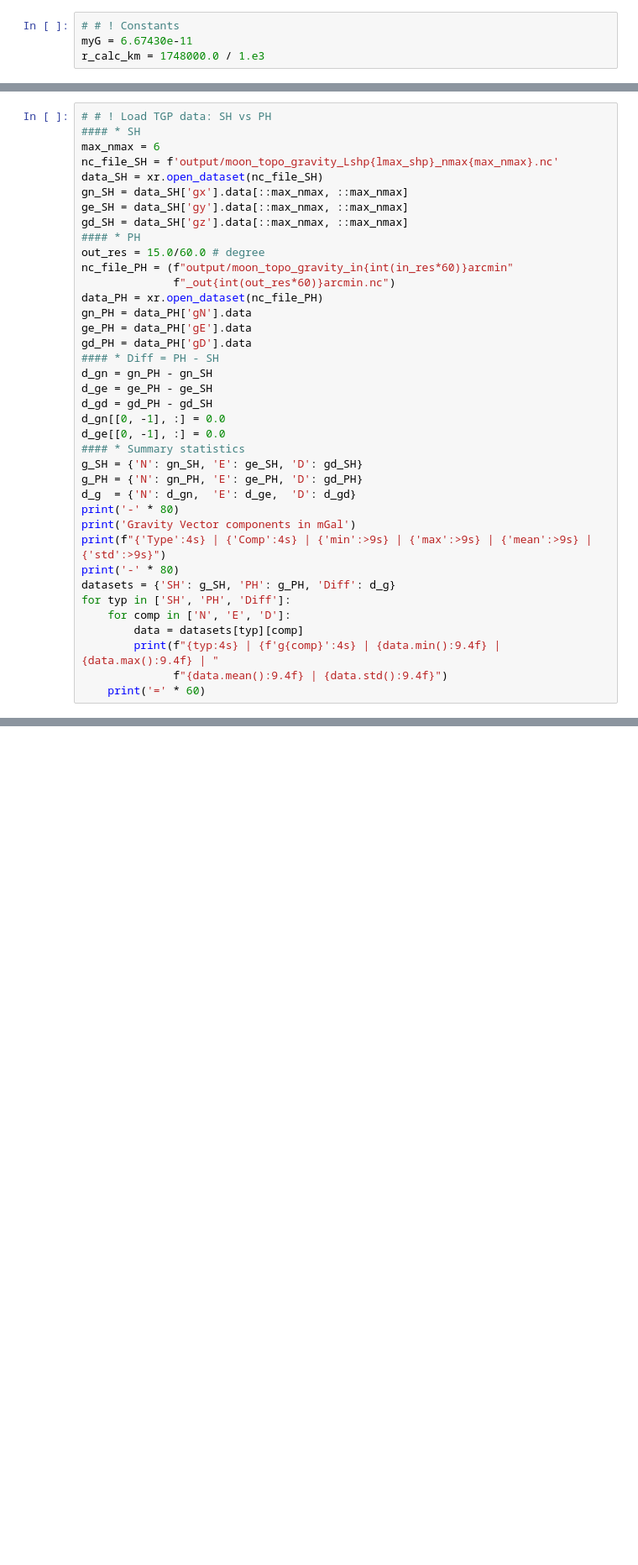
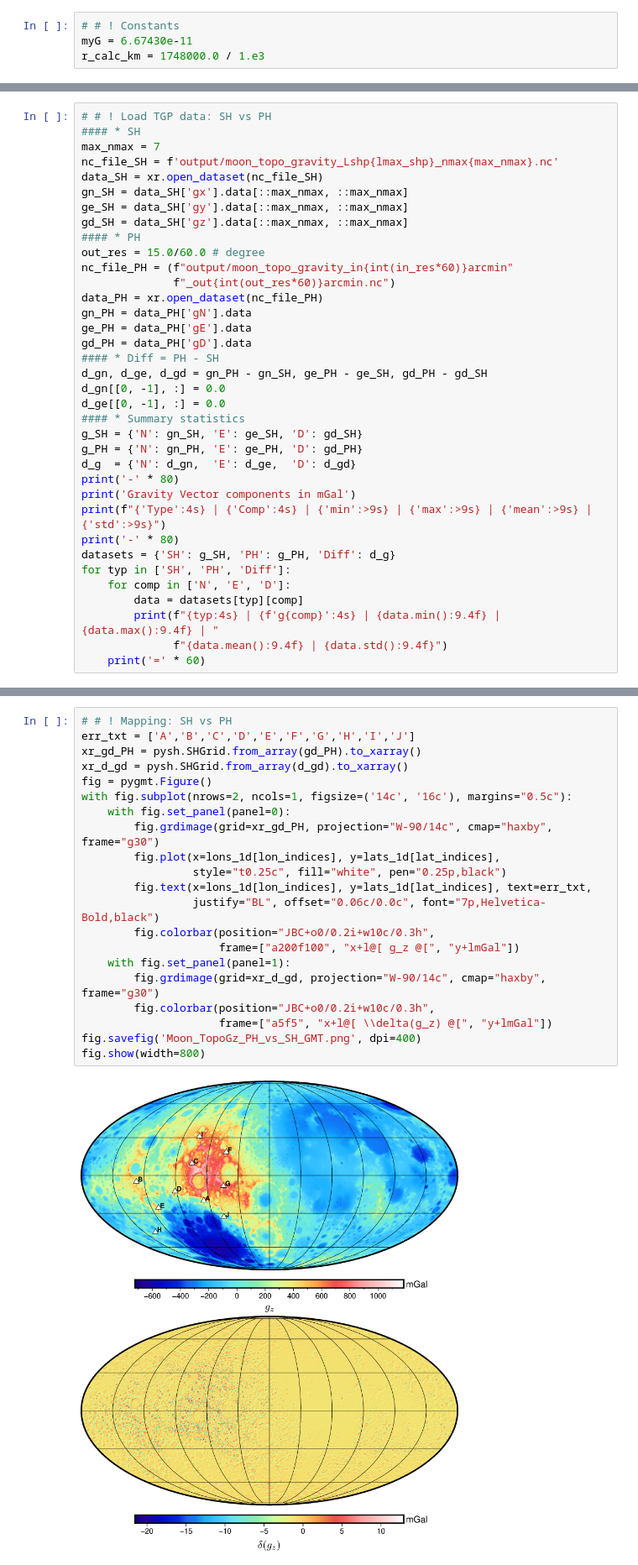
Before and after one commit to LeyuanWu/VecWerSch, a Jupyter notebook: ex_Moon_TopoGrav_PH_vs_SH.ipynb, the cells around one changed output, grey strips where cells are left out. Shown at 84% size. Cells and saved outputs as stored; diff of their text form; blank space fills up the shorter version.

```diff
--- a/ex_Moon_TopoGrav_PH_vs_SH.ipynb
+++ b/ex_Moon_TopoGrav_PH_vs_SH.ipynb
@@ -40,7 +42,7 @@ grd_topo_moon = grd_shp_moon/ 1.e3 - r_itfc_km
 # %%
 # # ! Load TGP data: SH vs PH
 #### * SH
-max_nmax = 6
+max_nmax = 7
 nc_file_SH = f'output/moon_topo_gravity_Lshp{lmax_shp}_nmax{max_nmax}.nc'
 data_SH = xr.open_dataset(nc_file_SH)
 gn_SH = data_SH['gx'].data[::max_nmax, ::max_nmax]
@@ -55,9 +57,7 @@ gn_PH = data_PH['gN'].data
 ge_PH = data_PH['gE'].data
 gd_PH = data_PH['gD'].data
 #### * Diff = PH - SH
-d_gn = gn_PH - gn_SH
-d_ge = ge_PH - ge_SH
-d_gd = gd_PH - gd_SH
+d_gn, d_ge, d_gd = gn_PH - gn_SH, ge_PH - ge_SH, gd_PH - gd_SH
 d_gn[[0, -1], :] = 0.0
 d_ge[[0, -1], :] = 0.0
 #### * Summary statistics
@@ -177,4 +157,27 @@ Rank |  Lat (°) |  Lon (°) |  Topo (m) |      gD_SH |      gD_PH |     Error |
 ========================================================================================================
+# %%
+# # ! Mapping: SH vs PH
+err_txt = ['A','B','C','D','E','F','G','H','I','J']
+xr_gd_PH = pysh.SHGrid.from_array(gd_PH).to_xarray()
+xr_d_gd = pysh.SHGrid.from_array(d_gd).to_xarray()
+fig = pygmt.Figure()
+with fig.subplot(nrows=2, ncols=1, figsize=('14c', '16c'), margins="0.5c"):
+    with fig.set_panel(panel=0):
+        fig.grdimage(grid=xr_gd_PH, projection="W-90/14c", cmap="haxby", frame="g30")
+        fig.plot(x=lons_1d[lon_indices], y=lats_1d[lat_indices],
+                 style="t0.25c", fill="white", pen="0.25p,black")
+        fig.text(x=lons_1d[lon_indices], y=lats_1d[lat_indices], text=err_txt,
+                 justify="BL", offset="0.06c/0.0c", font="7p,Helvetica-Bold,black")
+        fig.colorbar(position="JBC+o0/0.2i+w10c/0.3h",
+                     frame=["a200f100", "x+l@[ g_z @[", "y+lmGal"])
+    with fig.set_panel(panel=1):
+        fig.grdimage(grid=xr_d_gd, projection="W-90/14c", cmap="haxby", frame="g30")
+        fig.colorbar(position="JBC+o0/0.2i+w10c/0.3h",
+                     frame=["a5f5", "x+l@[ \\delta(g_z) @[", "y+lmGal"])
+fig.savefig('Moon_TopoGz_PH_vs_SH_GMT.png', dpi=400)
+fig.show(width=800)
+# %% [output]
+[figure, added]
 # %%
 # # ! End time
 print("=" * 80)
```
Also changed, not shown: parts of 6 cells of this notebook, 3 other files.
